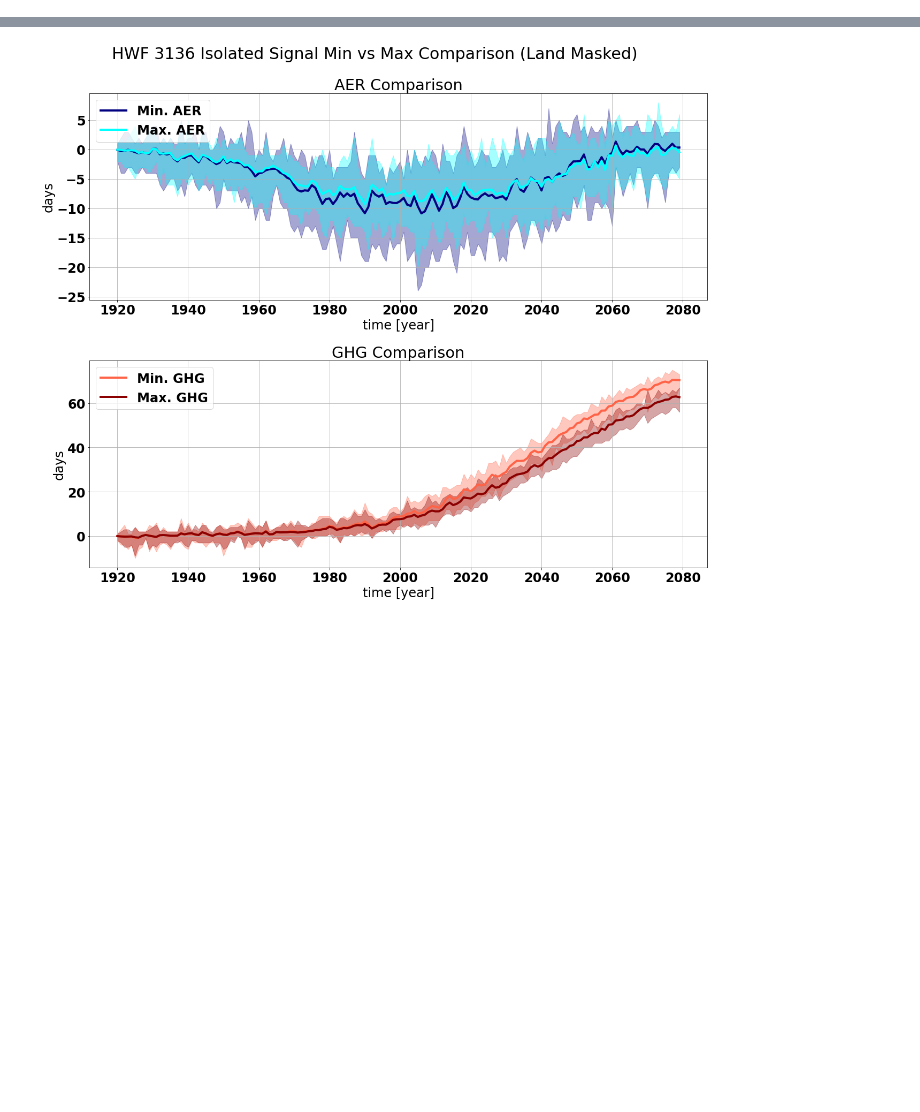
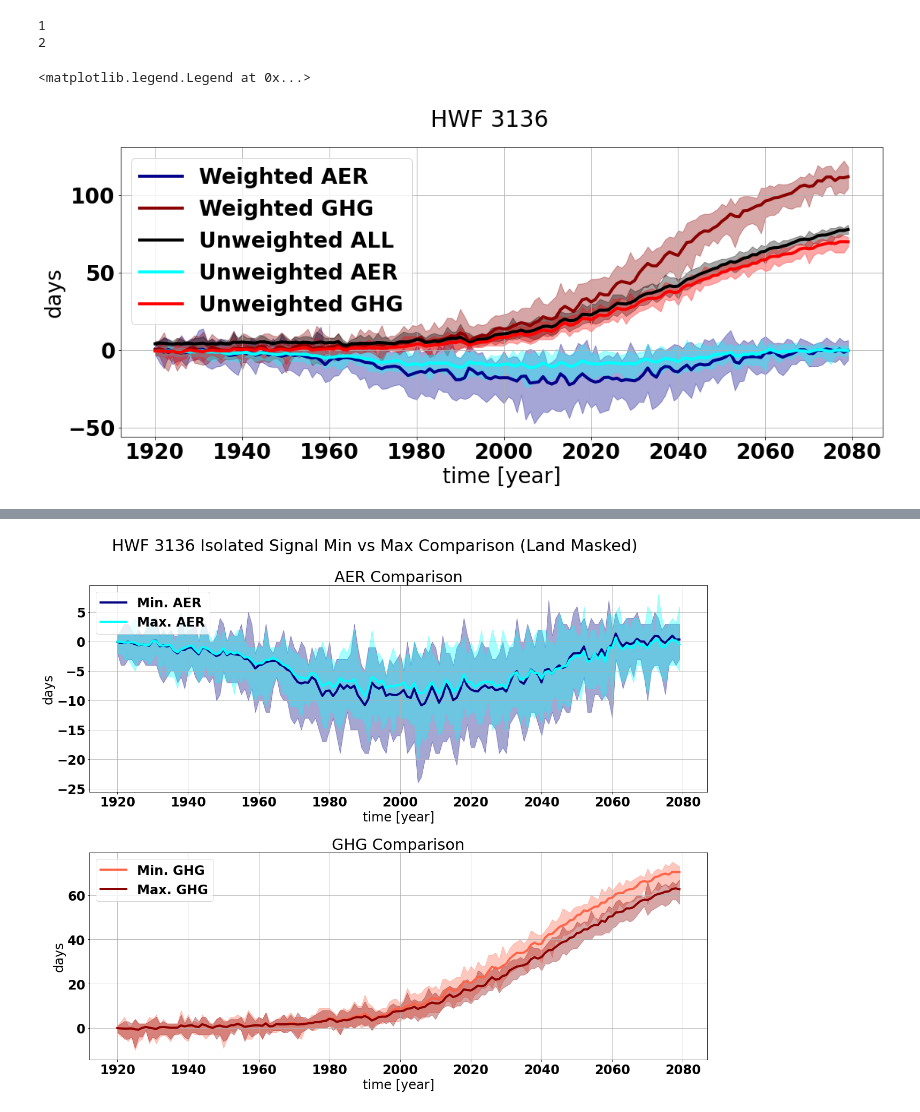
Before and after one commit to AgentOxygen/heat-research, a Jupyter notebook: Untitled1.ipynb, the cells around one changed output, grey strips where cells are left out. Drawn from its saved outputs; the diff is of its cells as text; code cells hidden in the pictures; blank space fills up the shorter version.

```diff
--- a/Untitled1.ipynb
+++ b/Untitled1.ipynb
@@ -87,0 +146,30 @@ f.tight_layout()
+# %%
+f, ax1 = plt.subplots(1, 1, figsize=(18, 7))
+f.suptitle(f"{variable} {exp_num}", fontsize=30)
+rc('font', **{'weight': 'bold', 'size': 28})
+
+print("1")
+
+#min_weighted_all.mean(dim="member").sel(time=slice(1920,2079)).plot(ax=ax1, color="black", label="Weighted ALL", linewidth=4)
+min_weighted_aer.mean(dim="member").sel(time=slice(1920,2079)).plot(ax=ax1, color="darkblue", label="Weighted AER", linewidth=4)
+min_weighted_ghg.mean(dim="member").sel(time=slice(1920,2079)).plot(ax=ax1, color="darkred", label="Weighted GHG", linewidth=4)
+#ax1.fill_between(min_weighted_all.sel(time=slice(1920,2079)).time, min_weighted_all.min(dim="member").sel(time=slice(1920,2079)), min_weighted_all.max(dim="member").sel(time=slice(1920,2079)), color="gray", alpha=0.35)
+ax1.fill_between(min_weighted_aer.sel(time=slice(1920,2079)).time, min_weighted_aer.min(dim="member").sel(time=slice(1920,2079)), min_weighted_aer.max(dim="member").sel(time=slice(1920,2079)), color="darkblue", alpha=0.35)
+ax1.fill_between(min_weighted_ghg.sel(time=slice(1920,2079)).time, min_weighted_ghg.min(dim="member").sel(time=slice(1920,2079)), min_weighted_ghg.max(dim="member").sel(time=slice(1920,2079)), color="darkred", alpha=0.35)
+
+print("2")
+
+min_unweighted_all.mean(dim="member").sel(time=slice(1920,2079)).plot(ax=ax1, color="black", label="Unweighted ALL", linewidth=4)
+min_unweighted_aer.mean(dim="member").sel(time=slice(1920,2079)).plot(ax=ax1, color="aqua", label="Unweighted AER", linewidth=4)
+min_unweighted_ghg.mean(dim="member").sel(time=slice(1920,2079)).plot(ax=ax1, color="red", label="Unweighted GHG", linewidth=4)
+ax1.fill_between(min_unweighted_all.sel(time=slice(1920,2079)).time, min_unweighted_all.min(dim="member").sel(time=slice(1920,2079)), min_unweighted_all.max(dim="member").sel(time=slice(1920,2079)), color="black", alpha=0.35)
+ax1.fill_between(min_unweighted_aer.sel(time=slice(1920,2079)).time, min_unweighted_aer.min(dim="member").sel(time=slice(1920,2079)), min_unweighted_aer.max(dim="member").sel(time=slice(1920,2079)), color="aqua", alpha=0.35)
+ax1.fill_between(min_unweighted_ghg.sel(time=slice(1920,2079)).time, min_unweighted_ghg.min(dim="member").sel(time=slice(1920,2079)), min_unweighted_ghg.max(dim="member").sel(time=slice(1920,2079)), color="red", alpha=0.35)
+
+ax1.grid()
+ax1.legend()
+# %% [output]
+1
+2
+<matplotlib.legend.Legend at 0x...>
+[figure, added]
```
Also changed, not shown: parts of 10 cells of this notebook, 3 other files.
